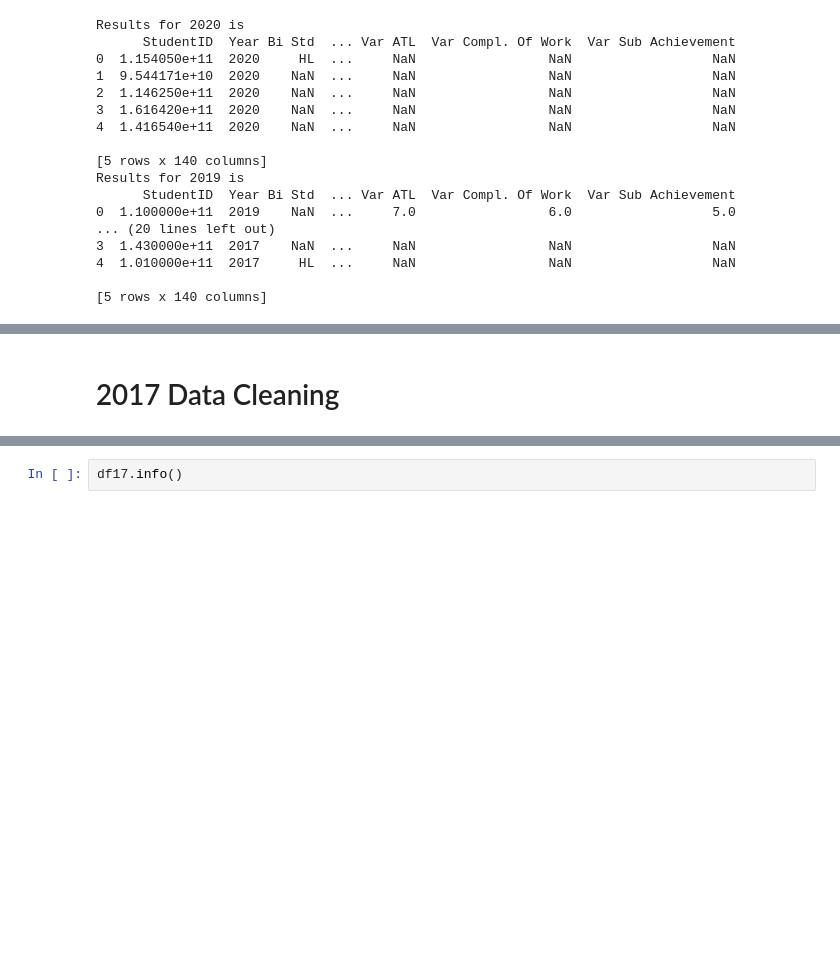
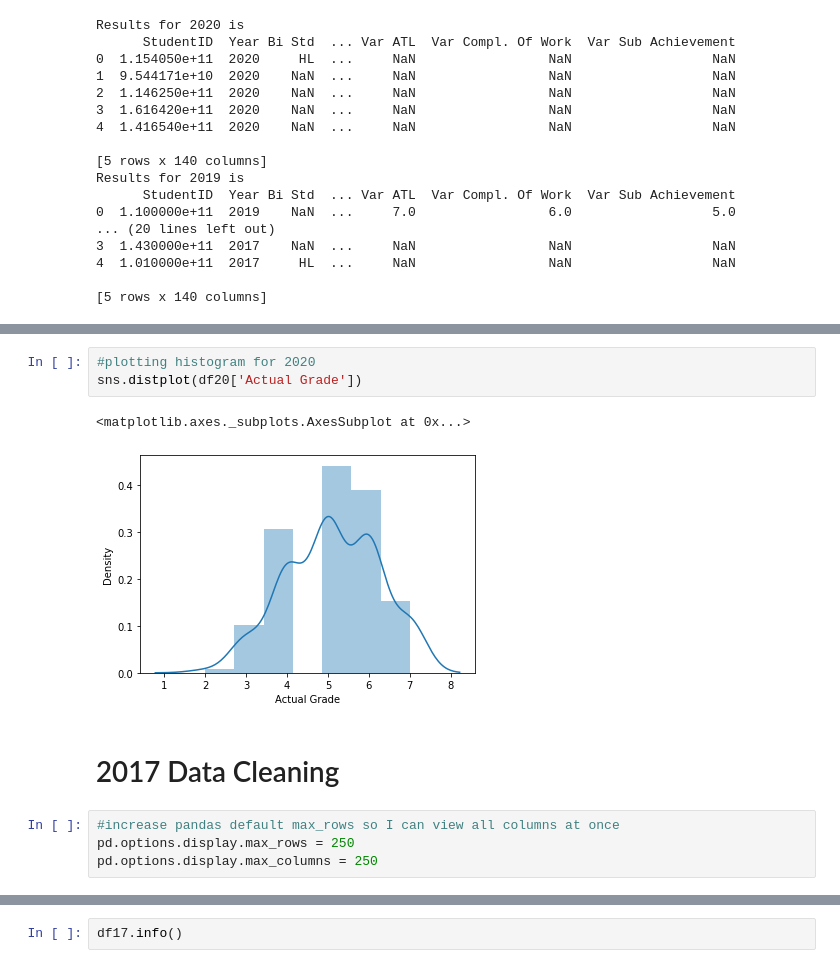
Before and after one commit to siti-alawiyah/ibresultprediction, a Jupyter notebook: Exploratory_Data_Analysis_1.0.ipynb, the cells around one changed output, grey strips where cells are left out. Cells and saved outputs as stored; diff of their text form; blank space fills up the shorter version.

```diff
--- a/Exploratory_Data_Analysis_1.0.ipynb
+++ b/Exploratory_Data_Analysis_1.0.ipynb
@@ -191,2 +209,12 @@ Results for 2019 is
+# %%
+#plotting histogram for 2020
+sns.distplot(df20['Actual Grade'])
+# %% [output]
+<matplotlib.axes._subplots.AxesSubplot at 0x...>
+[figure, added]
 # %% [markdown]
 # 2017 Data Cleaning
+# %%
+#increase pandas default max_rows so I can view all columns at once
+pd.options.display.max_rows = 250
+pd.options.display.max_columns = 250
```
Also changed, not shown: parts of 24 cells of this notebook.
